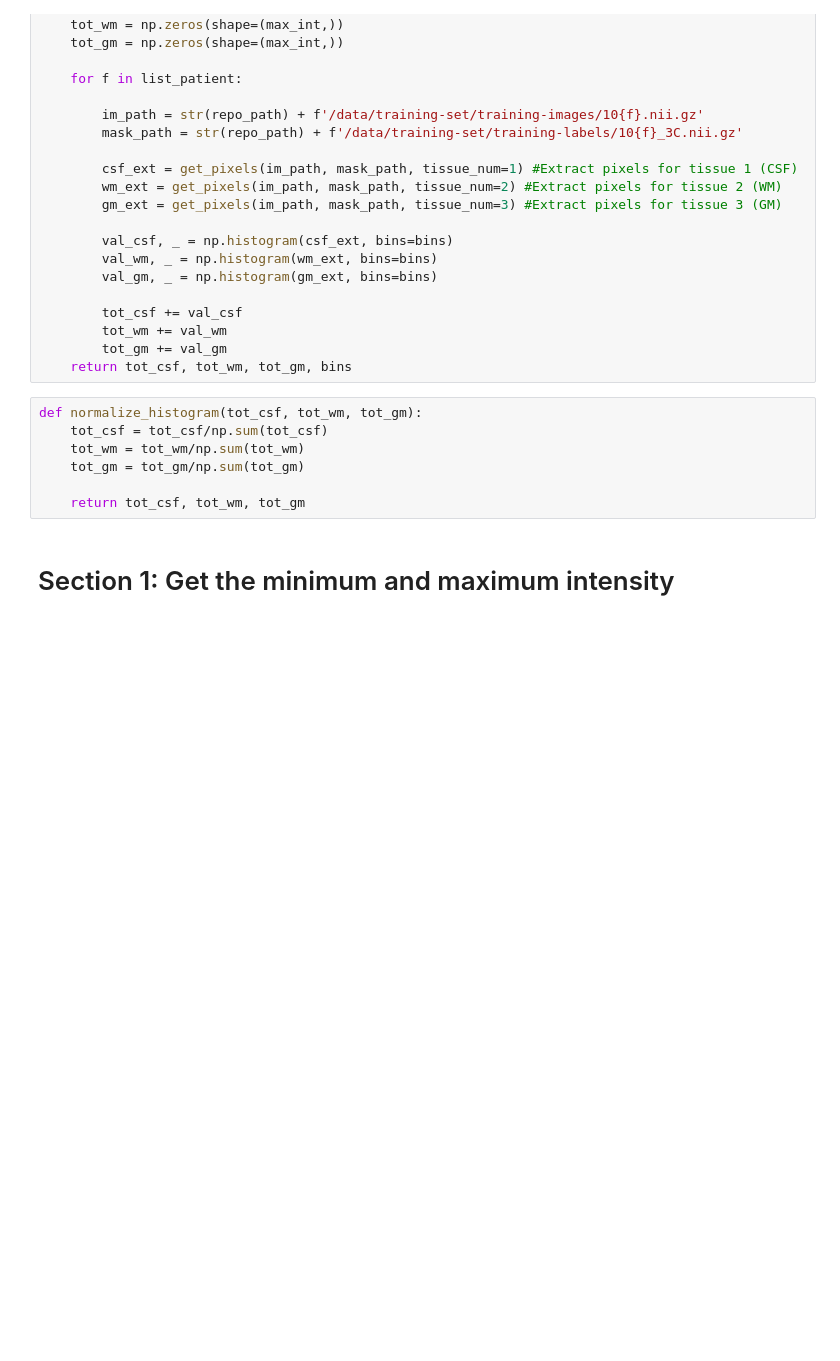
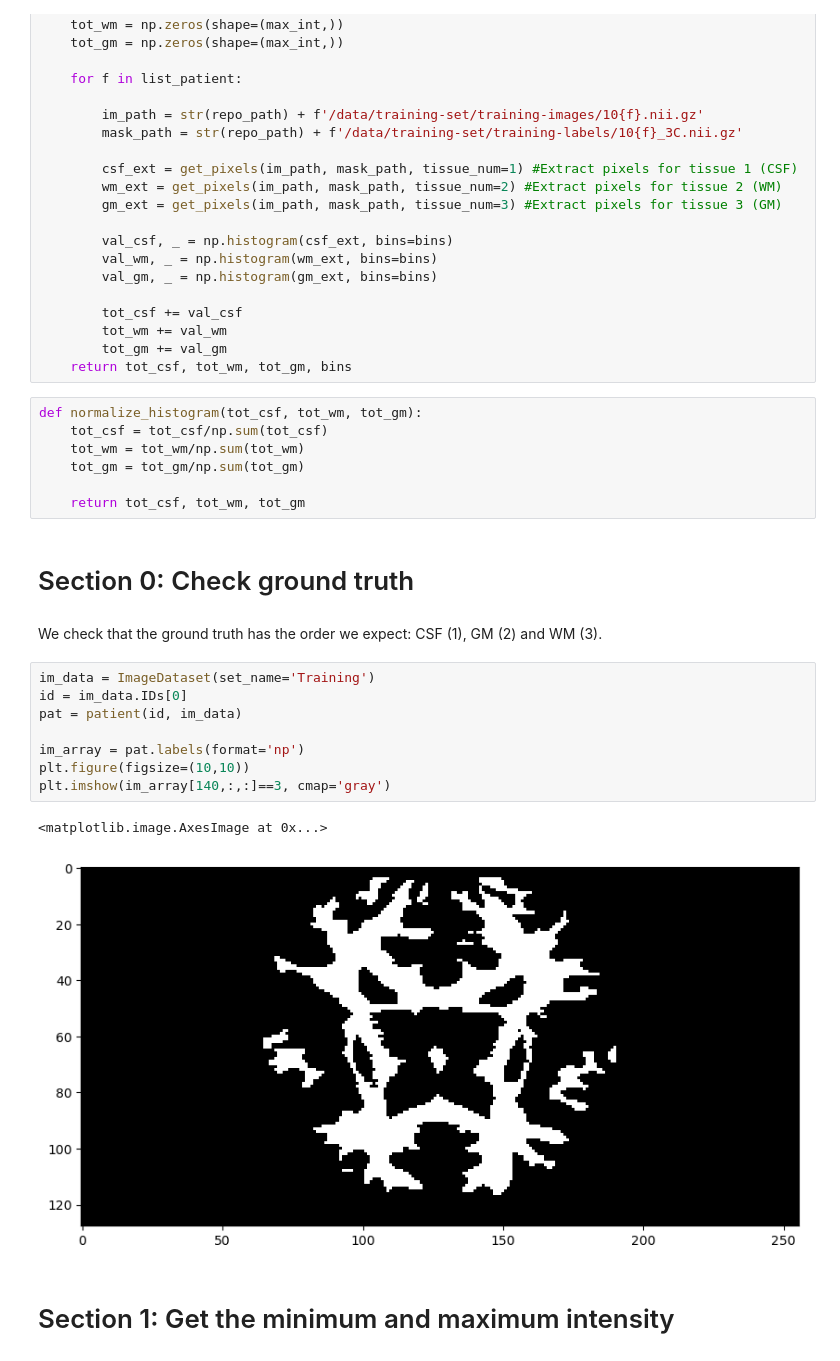
Before and after one commit to cansuyalcinn/brain-tissue-segmentation-challenge, a Jupyter notebook: notebooks/tissue_models.ipynb, the cells around one changed output. Cells and saved outputs as stored; diff of their text form; blank space fills up the shorter version.

```diff
--- a/notebooks/tissue_models.ipynb
+++ b/notebooks/tissue_models.ipynb
@@ -92,6 +97,21 @@ def normalize_histogram(tot_csf, tot_wm, tot_gm):
     tot_gm = tot_gm/np.sum(tot_gm)
 
     return tot_csf, tot_wm, tot_gm
+# %% [markdown]
+# Section 0: Check ground truth
+# %% [markdown]
+We check that the ground truth has the order we expect: CSF (1), GM (2) and WM (3).
+# %%
+im_data = ImageDataset(set_name='Training')
+id = im_data.IDs[0]
+pat = patient(id, im_data)
+
+im_array = pat.labels(format='np')
+plt.figure(figsize=(10,10))
+plt.imshow(im_array[140,:,:]==3, cmap='gray')
+# %% [output]
+<matplotlib.image.AxesImage at 0x...>
+[figure, added]
 # %% [markdown]
 # Section 1: Get the minimum and maximum intensity
 # %% [markdown]
```
Also changed, not shown: parts of 8 cells of this notebook, 3 other files.
